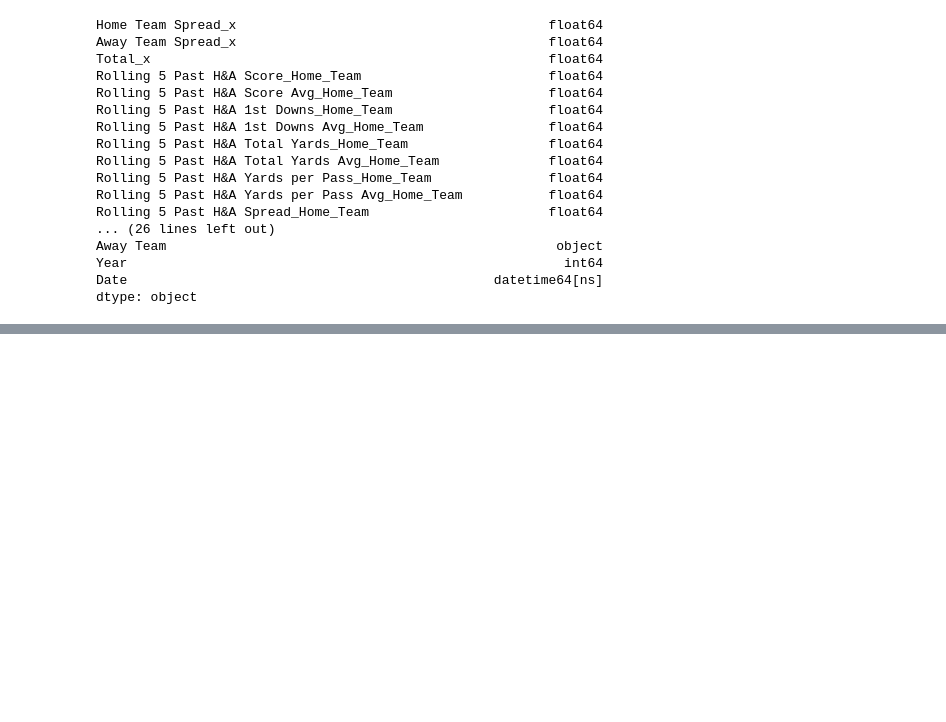
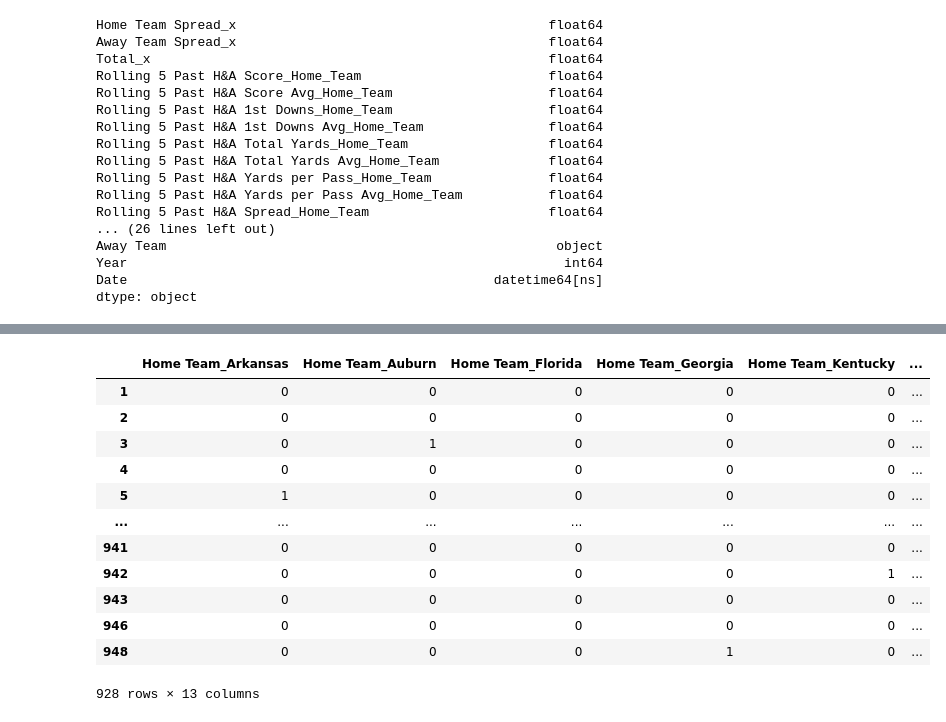
Before and after one commit to MarkClampitt/Springboard, a Jupyter notebook: Capstone2/Capstone2-Pre-Processing-ver3.ipynb, the cells around one changed output, grey strips where cells are left out. Cells and saved outputs as stored; diff of their text form; code cells hidden in the pictures; blank space fills up the shorter version.

```diff
--- a/Capstone2/Capstone2-Pre-Processing-ver3.ipynb
+++ b/Capstone2/Capstone2-Pre-Processing-ver3.ipynb
@@ -380,0 +388,2 @@ Feature: Home Score_x_x
+# %%
+df4 = df3
@@ -380,0 +410,10 @@ Feature: Home Score_x_x
+# %%
+
+df4['H Score Spread'] = df2.apply(lambda x: 'H_Spread_W' if (x['Home Score_x_x'] + x['Home Team Spread_x']) > x['Away Score_x_x']
+                                  else ('H_Spread_L' if (x['Home Score_x_x'] + x['Home Team Spread_x']) < x['Away Score_x_x']
+                                  else 'H_Spread_Push' if x['Home Score_x_x'] + x['Home Team Spread_x'] == x['Away Score_x_x']
+                                  else ""
+
+
+
+                                       ),axis=1)
@@ -380,0 +441,16 @@ Feature: Home Score_x_x
+# %%
+pd.get_dummies(df4['Home Team'],drop_first=True,prefix="Home Team")
+# %% [output]
+|  | Home Team_Arkansas | Home Team_Auburn | Home Team_Florida | Home Team_Georgia | Home Team_Kentucky | ... |
+| 1 | 0 | 0 | 0 | 0 | 0 | ... |
+| 2 | 0 | 0 | 0 | 0 | 0 | ... |
+| 3 | 0 | 1 | 0 | 0 | 0 | ... |
+| 4 | 0 | 0 | 0 | 0 | 0 | ... |
+| 5 | 1 | 0 | 0 | 0 | 0 | ... |
+| ... | ... | ... | ... | ... | ... | ... |
+| 941 | 0 | 0 | 0 | 0 | 0 | ... |
+| 942 | 0 | 0 | 0 | 0 | 1 | ... |
+| 943 | 0 | 0 | 0 | 0 | 0 | ... |
+| 946 | 0 | 0 | 0 | 0 | 0 | ... |
+| 948 | 0 | 0 | 0 | 1 | 0 | ... |
+928 rows × 13 columns
```
Also changed, not shown: parts of 30 cells of this notebook.
